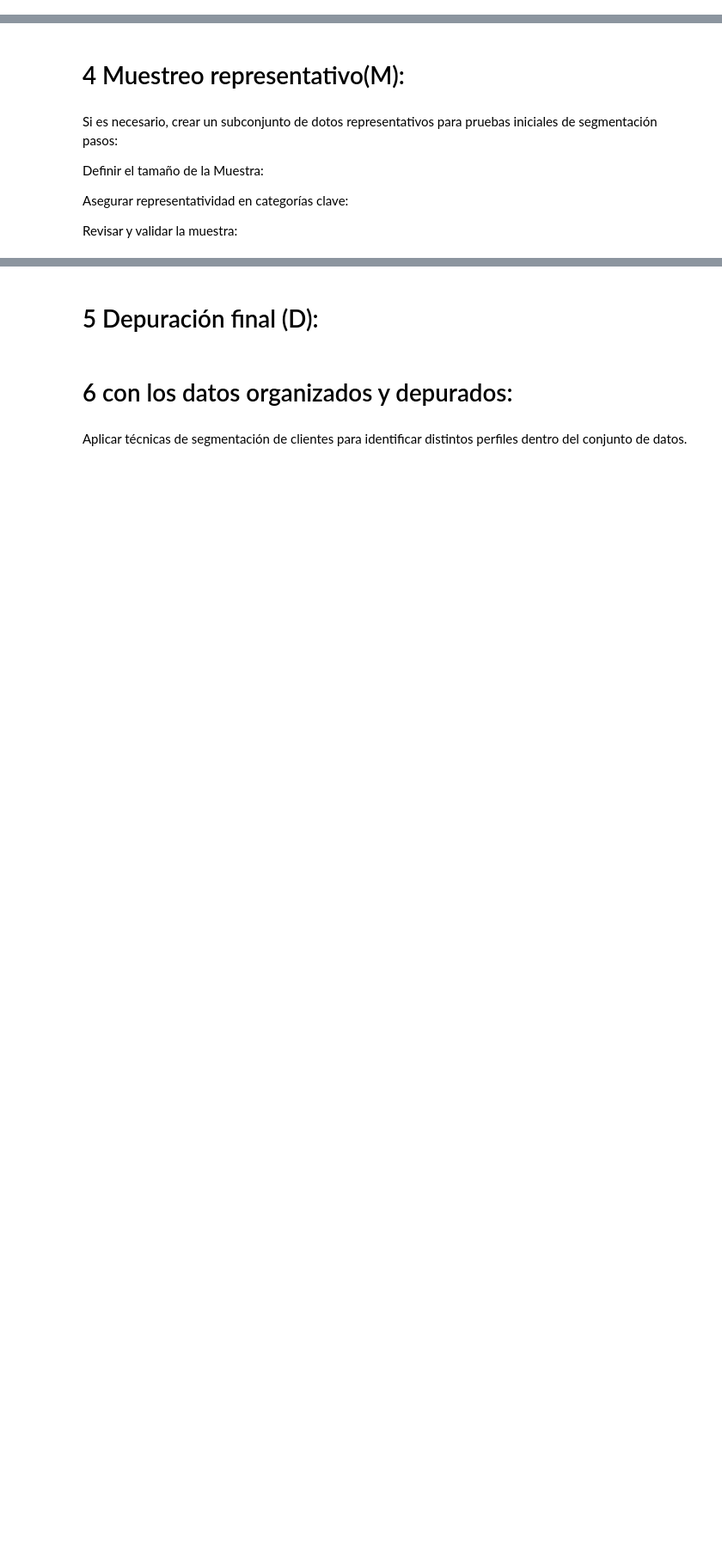
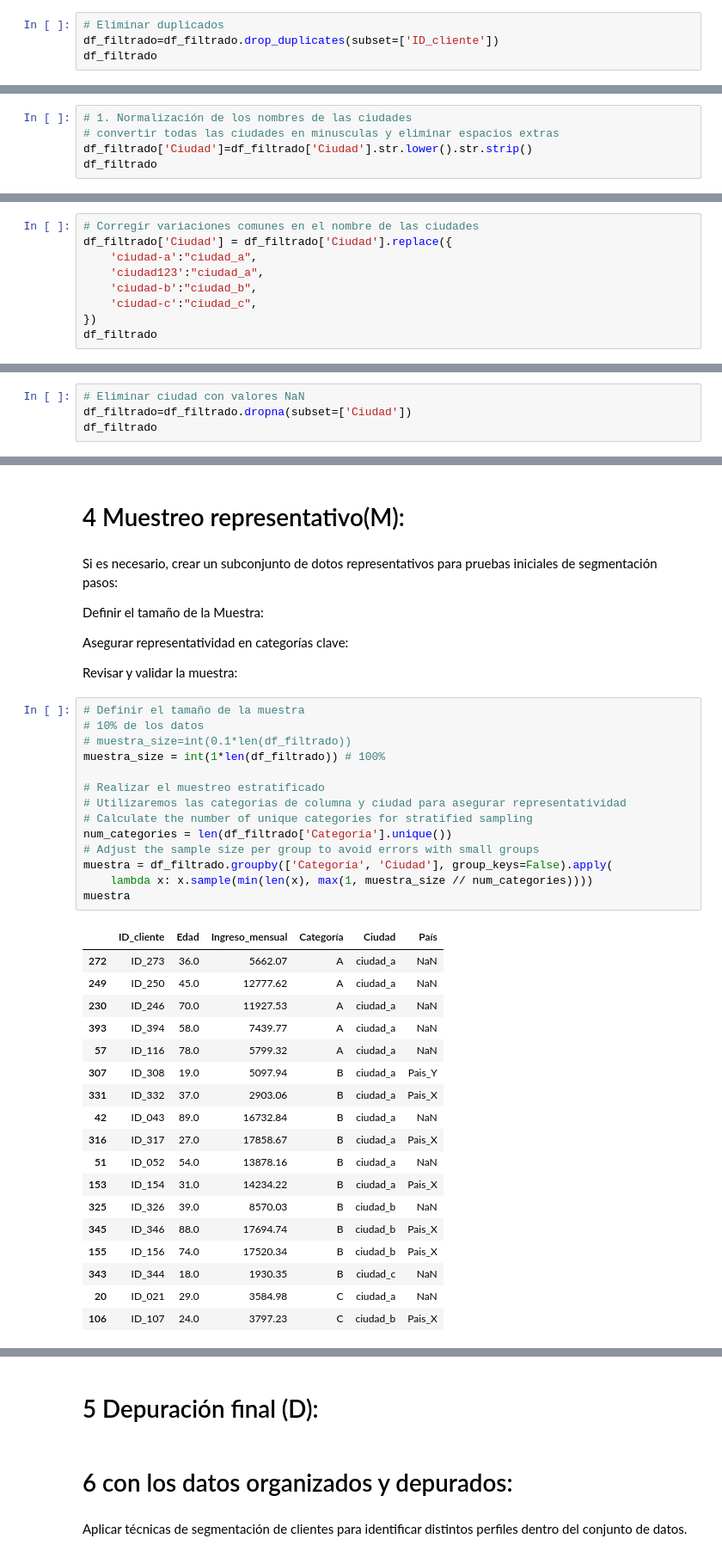
Before and after one commit to Musiconauta24/IA_G296, a Jupyter notebook: ASUM/campistas_ASUM_DM.ipynb, the cells around one changed output, grey strips where cells are left out. Shown: that part at 86% size. Drawn from its saved outputs; the diff is of its cells as text; blank space fills up the shorter version.

```diff
--- a/ASUM/campistas_ASUM_DM.ipynb
+++ b/ASUM/campistas_ASUM_DM.ipynb
@@ -177,0 +227,4 @@ See the caveats in the documentation: https://pandas.pydata.org/pandas-docs/stab
+# %%
+# Eliminar duplicados
+df_filtrado=df_filtrado.drop_duplicates(subset=['ID_cliente'])
+df_filtrado
@@ -183,3 +284,8 @@ pasos:
 Normalización de los nombres de ciudades: Convertir todos los nombres a un formato consistente ,eliminar errores tipográficos y variaciones en mayúsculas/minúsculas también corregiremos cualquier variación que deba agruparse
 Ejemplos:
 "Ciudad_A" y "ciudad_a deben ser iguales
+# %%
+# 1. Normalización de los nombres de las ciudades
+# convertir todas las ciudades en minusculas y eliminar espacios extras
+df_filtrado['Ciudad']=df_filtrado['Ciudad'].str.lower().str.strip()
+df_filtrado
@@ -185,0 +310,9 @@ Ejemplos:
+# %%
+# Corregir variaciones comunes en el nombre de las ciudades
+df_filtrado['Ciudad'] = df_filtrado['Ciudad'].replace({
+    'ciudad-a':"ciudad_a",
+    'ciudad123':"ciudad_a",
+    'ciudad-b':"ciudad_b",
+    'ciudad-c':"ciudad_c",
+})
+df_filtrado
@@ -185,0 +345,4 @@ Ejemplos:
+# %%
+# Eliminar ciudad con valores NaN
+df_filtrado=df_filtrado.dropna(subset=['Ciudad'])
+df_filtrado
@@ -194,3 +375,36 @@ Definir el tamaño de la Muestra:
 Asegurar representatividad en categorías clave:
 
 Revisar y validar la muestra:
+# %%
+# Definir el tamaño de la muestra
+# 10% de los datos
+# muestra_size=int(0.1*len(df_filtrado))
+muestra_size = int(1*len(df_filtrado)) # 100%
+
+# Realizar el muestreo estratificado
+# Utilizaremos las categorias de columna y ciudad para asegurar representatividad
+# Calculate the number of unique categories for stratified sampling
+num_categories = len(df_filtrado['Categoría'].unique())
+# Adjust the sample size per group to avoid errors with small groups
+muestra = df_filtrado.groupby(['Categoría', 'Ciudad'], group_keys=False).apply(
+    lambda x: x.sample(min(len(x), max(1, muestra_size // num_categories))))
+muestra
+# %% [output]
+|  | ID_cliente | Edad | Ingreso_mensual | Categoría | Ciudad | País |
+| 272 | ID_273 | 36.0 | 5662.07 | A | ciudad_a | NaN |
+| 249 | ID_250 | 45.0 | 12777.62 | A | ciudad_a | NaN |
+| 230 | ID_246 | 70.0 | 11927.53 | A | ciudad_a | NaN |
+| 393 | ID_394 | 58.0 | 7439.77 | A | ciudad_a | NaN |
+| 57 | ID_116 | 78.0 | 5799.32 | A | ciudad_a | NaN |
+| 307 | ID_308 | 19.0 | 5097.94 | B | ciudad_a | Pais_Y |
+| 331 | ID_332 | 37.0 | 2903.06 | B | ciudad_a | Pais_X |
+| 42 | ID_043 | 89.0 | 16732.84 | B | ciudad_a | NaN |
+| 316 | ID_317 | 27.0 | 17858.67 | B | ciudad_a | Pais_X |
+| 51 | ID_052 | 54.0 | 13878.16 | B | ciudad_a | NaN |
+| 153 | ID_154 | 31.0 | 14234.22 | B | ciudad_a | Pais_X |
+| 325 | ID_326 | 39.0 | 8570.03 | B | ciudad_b | NaN |
+| 345 | ID_346 | 88.0 | 17694.74 | B | ciudad_b | Pais_X |
+| 155 | ID_156 | 74.0 | 17520.34 | B | ciudad_b | Pais_X |
+| 343 | ID_344 | 18.0 | 1930.35 | B | ciudad_c | NaN |
+| 20 | ID_021 | 29.0 | 3584.98 | C | ciudad_a | NaN |
+| 106 | ID_107 | 24.0 | 3797.23 | C | ciudad_b | Pais_X |
```
Also changed, not shown: parts of 14 cells of this notebook.
